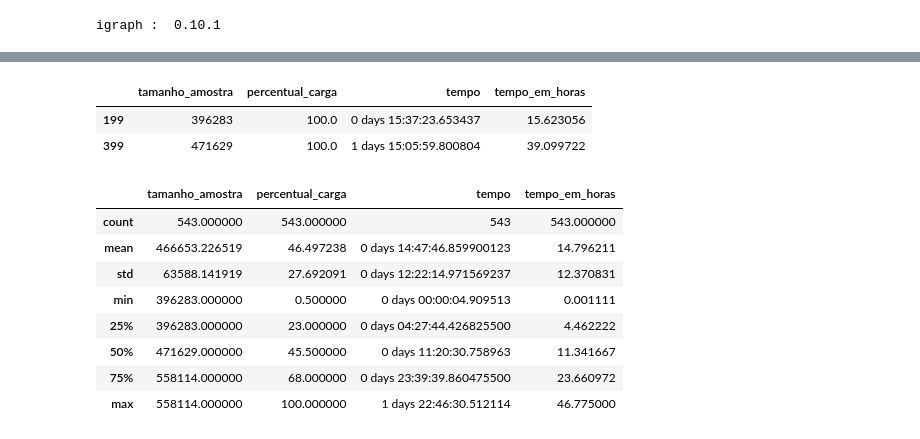
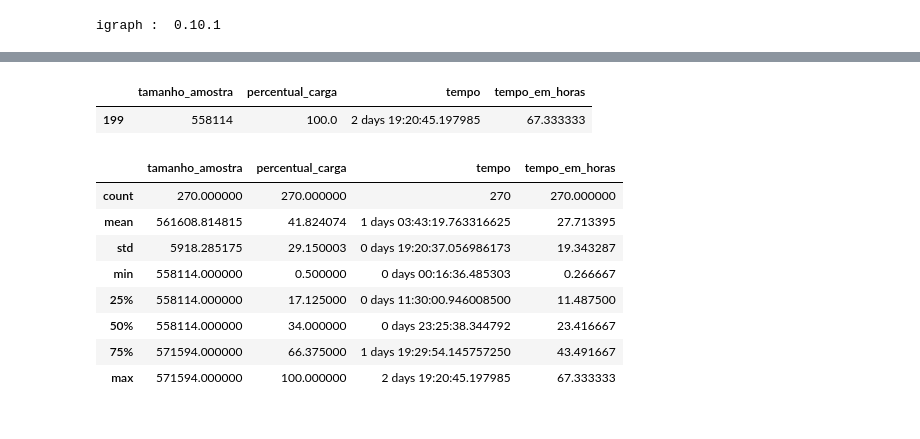
Before and after one commit to drausio/tcc_dsa_usp_esalq, a Jupyter notebook: resultados-projeto/07_ModeloRegressaoEstimativaTempoCarga.ipynb, the cells around one changed output, grey strips where cells are left out. Drawn from its saved outputs; the diff is of its cells as text; code cells hidden in the pictures.

```diff
--- a/resultados-projeto/07_ModeloRegressaoEstimativaTempoCarga.ipynb
+++ b/resultados-projeto/07_ModeloRegressaoEstimativaTempoCarga.ipynb
@@ -72,7 +72,7 @@ main = Main()
 # %% [output]
 igraph :  0.10.1
 # %%
-arquivo_dataframe = "dataframe_parcial_2019_2021_400000.pkl"
+arquivo_dataframe = "dataframe_parcial_2019_2022_200000.pkl"
 df_mr = pickle.load(open(arquivo_dataframe, "rb"))
 df_mr
 d50 = df_mr[df_mr.percentual_carga == 50.0]
@@ -86,25 +84,24 @@ d50
 # %%
-arquivo_dataframe = "dataframe_parcial_2019_2021_400000.pkl"
+arquivo_dataframe = "dataframe_parcial_2019_2022_200000.pkl"
 df_mr = pickle.load(open(arquivo_dataframe, "rb"))
 d100 = df_mr[df_mr.percentual_carga == 100.0]
 d100
 # %% [output]
 [interactive output not drawn]
 |  | tamanho_amostra | percentual_carga | tempo | tempo_em_horas |
-| 199 | 396283 | 100.0 | 0 days 15:37:23.653437 | 15.623056 |
-| 399 | 471629 | 100.0 | 1 days 15:05:59.800804 | 39.099722 |
+| 199 | 558114 | 100.0 | 2 days 19:20:45.197985 | 67.333333 |
 # %%
 df_mr.describe()
 # %% [output]
 |  | tamanho_amostra | percentual_carga | tempo | tempo_em_horas |
-| count | 543.000000 | 543.000000 | 543 | 543.000000 |
-| mean | 466653.226519 | 46.497238 | 0 days 14:47:46.859900123 | 14.796211 |
-| std | 63588.141919 | 27.692091 | 0 days 12:22:14.971569237 | 12.370831 |
-| min | 396283.000000 | 0.500000 | 0 days 00:00:04.909513 | 0.001111 |
-| 25% | 396283.000000 | 23.000000 | 0 days 04:27:44.426825500 | 4.462222 |
-| 50% | 471629.000000 | 45.500000 | 0 days 11:20:30.758963 | 11.341667 |
-| 75% | 558114.000000 | 68.000000 | 0 days 23:39:39.860475500 | 23.660972 |
-| max | 558114.000000 | 100.000000 | 1 days 22:46:30.512114 | 46.775000 |
+| count | 270.000000 | 270.000000 | 270 | 270.000000 |
+| mean | 561608.814815 | 41.824074 | 1 days 03:43:19.763316625 | 27.713395 |
+| std | 5918.285175 | 29.150003 | 0 days 19:20:37.056986173 | 19.343287 |
+| min | 558114.000000 | 0.500000 | 0 days 00:16:36.485303 | 0.266667 |
+| 25% | 558114.000000 | 17.125000 | 0 days 11:30:00.946008500 | 11.487500 |
+| 50% | 558114.000000 | 34.000000 | 0 days 23:25:38.344792 | 23.416667 |
+| 75% | 571594.000000 | 66.375000 | 1 days 19:29:54.145757250 | 43.491667 |
+| max | 571594.000000 | 100.000000 | 2 days 19:20:45.197985 | 67.333333 |
 # %%
 
 sns.heatmap(df_mr.corr(),annot=True,cmap = 'magma');
```
Also changed, not shown: parts of 13 cells of this notebook, 2 other files.
